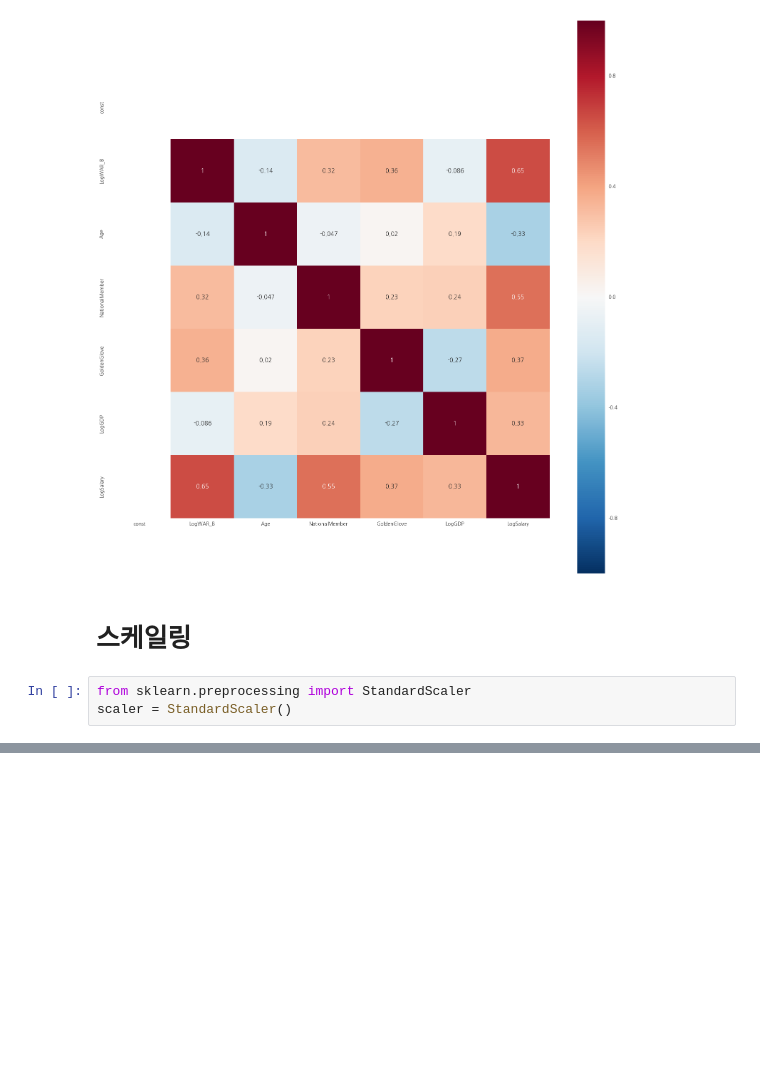
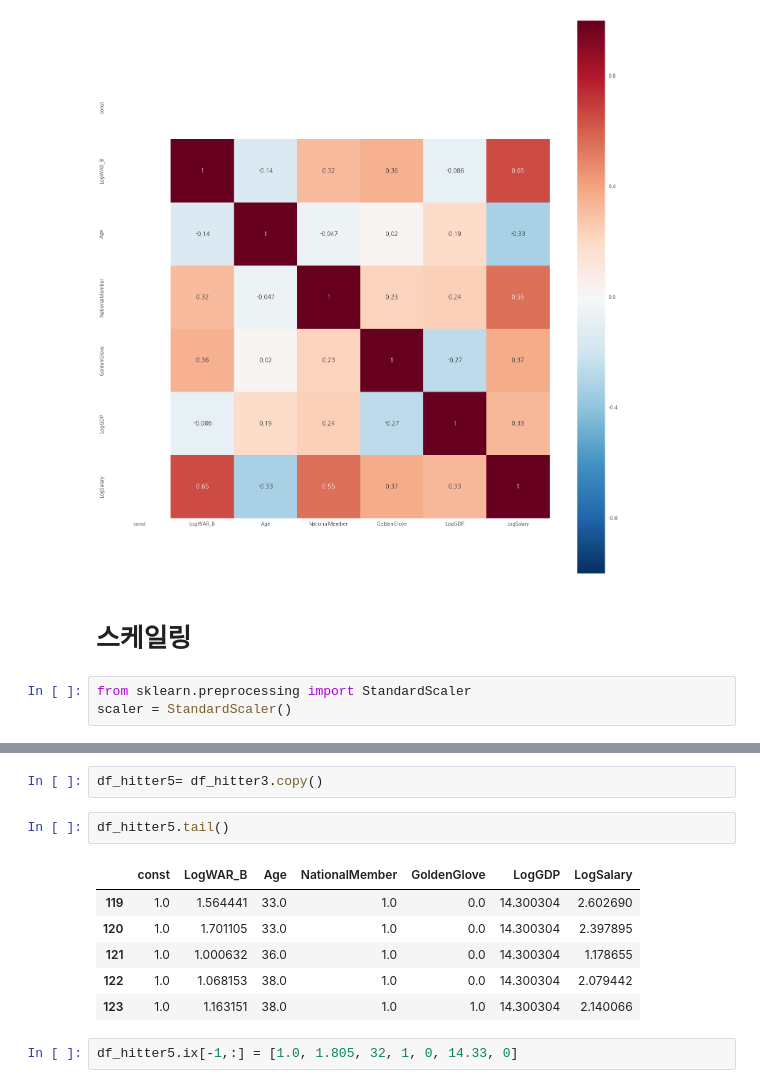
Before and after one commit to Wonheee/dss_team_project, a Jupyter notebook: Hitter_Salary_OLS.ipynb, the cells around one changed output, grey strips where cells are left out. Cells and saved outputs as stored; diff of their text form; blank space fills up the shorter version.

```diff
--- a/Hitter_Salary_OLS.ipynb
+++ b/Hitter_Salary_OLS.ipynb
@@ -411,0 +453,13 @@ a.mean()
+# %%
+df_hitter5= df_hitter3.copy()
+# %%
+df_hitter5.tail()
+# %% [output]
+|  | const | LogWAR_B | Age | NationalMember | GoldenGlove | LogGDP | LogSalary |
+| 119 | 1.0 | 1.564441 | 33.0 | 1.0 | 0.0 | 14.300304 | 2.602690 |
+| 120 | 1.0 | 1.701105 | 33.0 | 1.0 | 0.0 | 14.300304 | 2.397895 |
+| 121 | 1.0 | 1.000632 | 36.0 | 1.0 | 0.0 | 14.300304 | 1.178655 |
+| 122 | 1.0 | 1.068153 | 38.0 | 1.0 | 0.0 | 14.300304 | 2.079442 |
+| 123 | 1.0 | 1.163151 | 38.0 | 1.0 | 1.0 | 14.300304 | 2.140066 |
+# %%
+df_hitter5.ix[-1,:] = [1.0, 1.805, 32, 1, 0, 14.33, 0]
```
Also changed, not shown: parts of 22 cells of this notebook, 6 other files.
